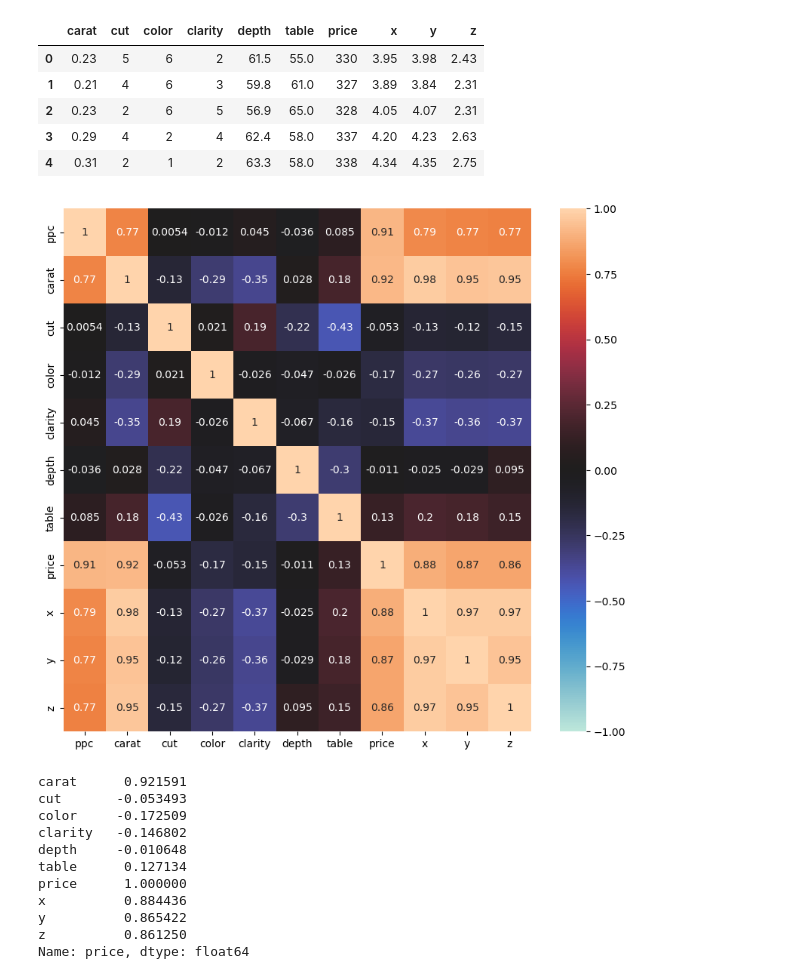
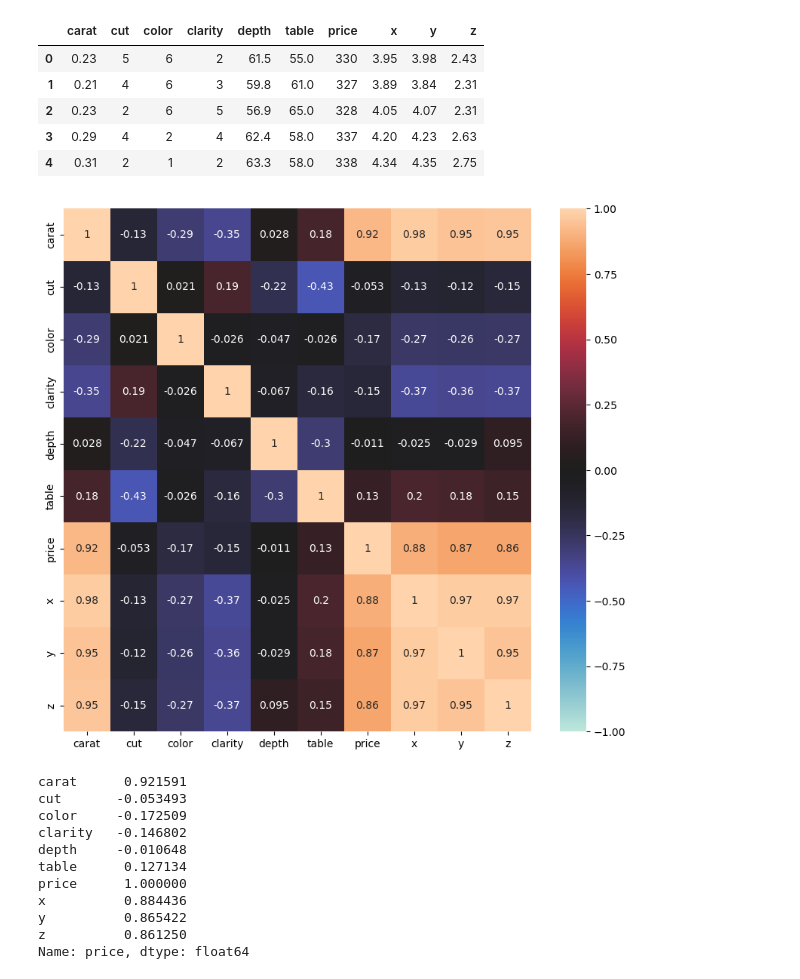
Before and after one commit to thewrigman/Diamond-characteristics-ece219, a Jupyter notebook: src/dataset.ipynb, the cells around one changed output. Saved outputs shown, nothing was run; the diff lists cells and outputs as text; code cells hidden in the pictures.

```diff
--- a/src/dataset.ipynb
+++ b/src/dataset.ipynb
@@ -30,9 +33,9 @@ qqdf.head()
 | 4 | 0.31 | 2 | 1 | 2 | 63.3 | 58.0 | 338 | 4.34 | 4.35 | 2.75 |
 # %%
 plt.figure(figsize=(10,9))
-corrHeatmap = sns.heatmap(ppc.corr(),vmin=-1,vmax=1,center=0,annot=True)
+corrHeatmap = sns.heatmap(qqdf.corr(),vmin=-1,vmax=1,center=0,annot=True)
 # %% [output]
-[figure, old version]
+[figure, new version]
 # %%
 qqdf.corr()['price'].to_csv("../Figures/Question-1/price_corr_table.csv")
 print(qqdf.corr()['price'])
```
Also changed, not shown: parts of 1 cell of this notebook, 7 other files.
